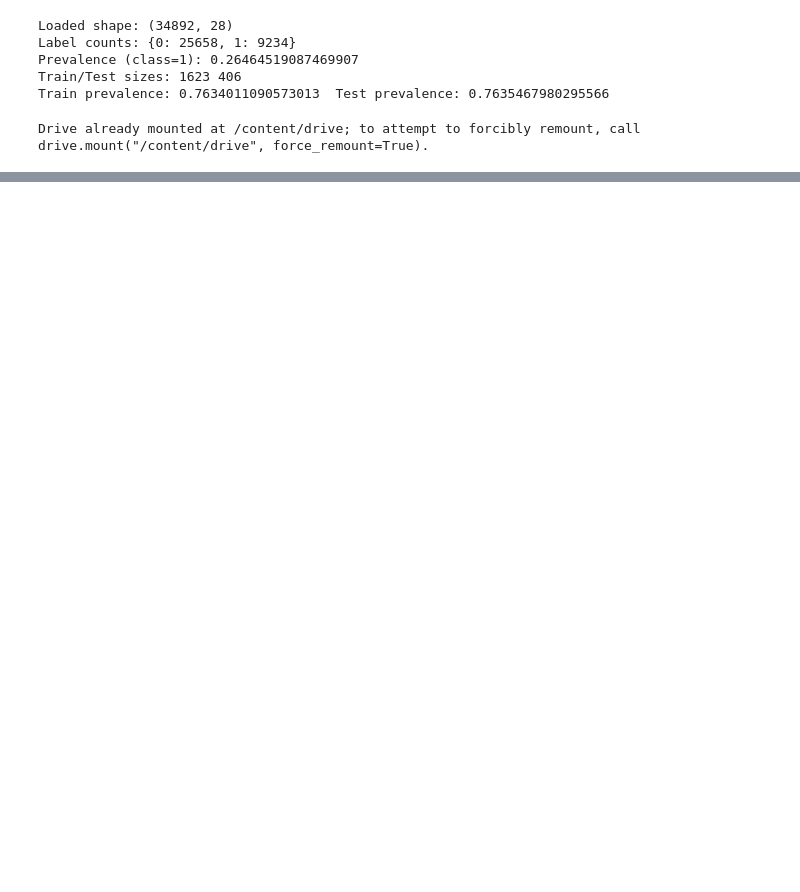
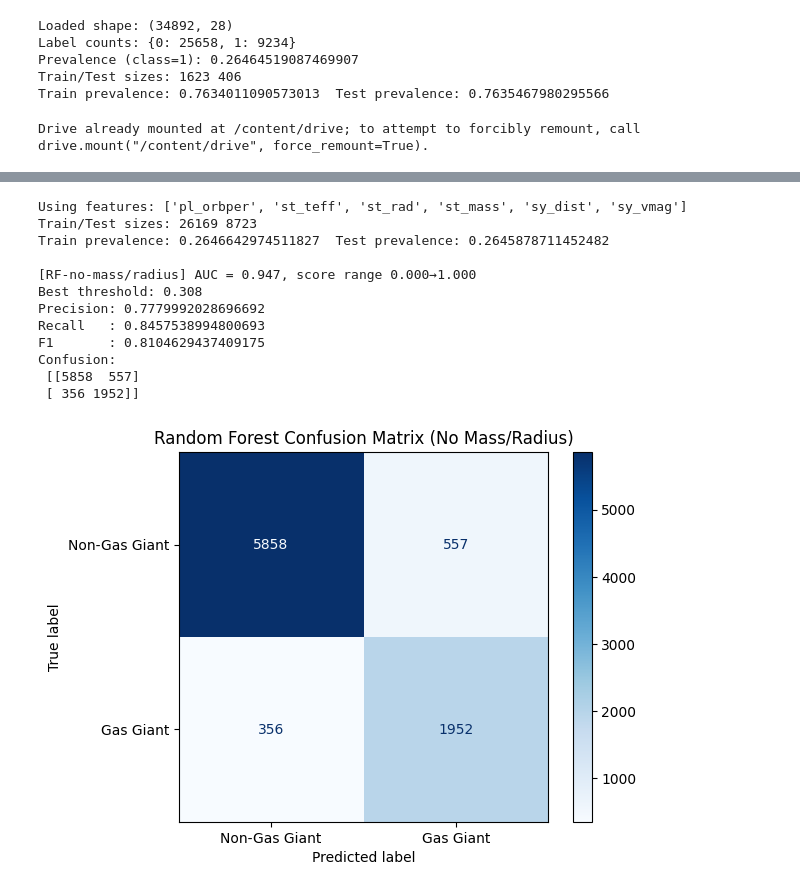
Before and after one commit to EliseMcHallam/Classifying-Exoplanet-Subclasses-with-ML, a Jupyter notebook: Classification_notebook.ipynb, the cells around one changed output, grey strips where cells are left out. Saved outputs shown, nothing was run; the diff lists cells and outputs as text; code cells hidden in the pictures; blank space fills up the shorter version.

```diff
--- a/Classification_notebook.ipynb
+++ b/Classification_notebook.ipynb
@@ -626,0 +692,75 @@ Confusion:
+# %%
+# Random Forest on 75/25 split
+cand_feats = [c for c in df.columns if c not in ['gas_giant', 'pl_bmasse', 'pl_rade']]
+
+keep = ['pl_orbper', 'st_teff', 'st_rad', 'st_mass', 'st_metfe', 'sy_dist', 'sy_vmag']
+keep = [c for c in keep if c in cand_feats]
+
+print("Using features:", keep)
+
+X2 = df[keep].copy()
+y2 = df['gas_giant'].astype(int)
+
+
+from sklearn.model_selection import train_test_split
+X2_train, X2_test, y2_train, y2_test = train_test_split(
+    X2, y2, test_size=0.25, random_state=42, stratify=y2
+)
+print("Train/Test sizes:", len(X2_train), len(X2_test))
+print("Train prevalence:", float(y2_train.mean()), " Test prevalence:", float(y2_test.mean()))
+
+# Random Forest baseline
+from sklearn.impute import SimpleImputer
+from sklearn.ensemble import RandomForestClassifier
+from sklearn.pipeline import Pipeline
+from sklearn.metrics import (
+    roc_auc_score, precision_recall_curve, precision_score,
+    recall_score, f1_score, confusion_matrix, ConfusionMatrixDisplay
+)
+import matplotlib.pyplot as plt
+import numpy as np
+
+rf2 = Pipeline([
+    ("imp", SimpleImputer(strategy="median")),
+    ("rf", RandomForestClassifier(
+        n_estimators=600, random_state=42, class_weight="balanced", n_jobs=-1
+    ))
+]).fit(X2_train, y2_train)
+
+y2_rf = rf2.predict_proba(X2_test)[:, 1]
+auc2 = roc_auc_score(y2_test, y2_rf)
+print(f"\n[RF-no-mass/radius] AUC = {auc2:.3f}, score range {y2_rf.min():.3f}→{y2_rf.max():.3f}")
+
+
+prec, rec, th = precision_recall_curve(y2_test, y2_rf)
+f1s = 2 * prec * rec / (prec + rec + 1e-12)
+best_i = int(np.nanargmax(f1s))
+best_th = th[best_i] if best_i < len(th) else 0.5
+y2_pred = (y2_rf >= best_th).astype(int)
+
+print(f"Best threshold: {best_th:.3f}")
+print("Precision:", precision_score(y2_test, y2_pred, zero_division=0))
+print("Recall   :", recall_score(y2_test, y2_pred, zero_division=0))
+print("F1       :", f1_score(y2_test, y2_pred, zero_division=0))
+cm_rf = confusion_matrix(y2_test, y2_pred)
+print("Confusion:\n", cm_rf)
+
+# Confusion matrix for Random Forest
+disp_rf = ConfusionMatrixDisplay(confusion_matrix=cm_rf, display_labels=["Non-Gas Giant", "Gas Giant"])
+disp_rf.plot(cmap="Blues")
+plt.title("Random Forest Confusion Matrix (No Mass/Radius)")
+plt.show()
+# %% [output]
+Using features: ['pl_orbper', 'st_teff', 'st_rad', 'st_mass', 'sy_dist', 'sy_vmag']
+Train/Test sizes: 26169 8723
+Train prevalence: 0.2646642974511827  Test prevalence: 0.2645878711452482
+
+[RF-no-mass/radius] AUC = 0.947, score range 0.000→1.000
+Best threshold: 0.308
+Precision: 0.7779992028696692
+Recall   : 0.8457538994800693
+F1       : 0.8104629437409175
+Confusion:
+ [[5858  557]
+ [ 356 1952]]
+[figure, added]
```
Also changed, not shown: parts of 7 cells of this notebook.
